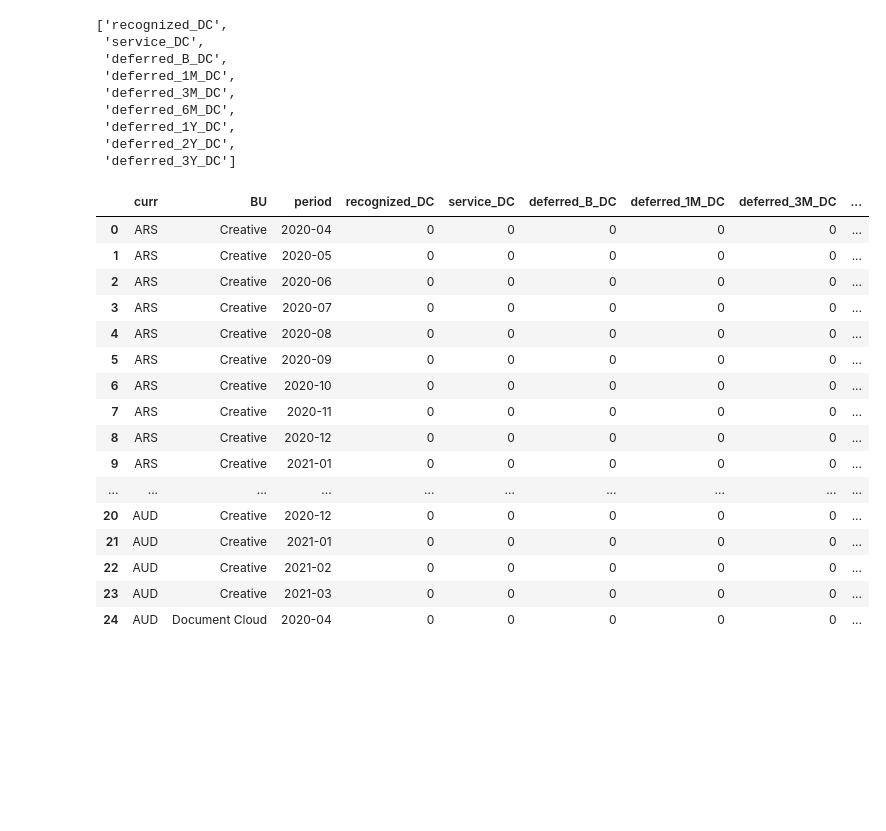
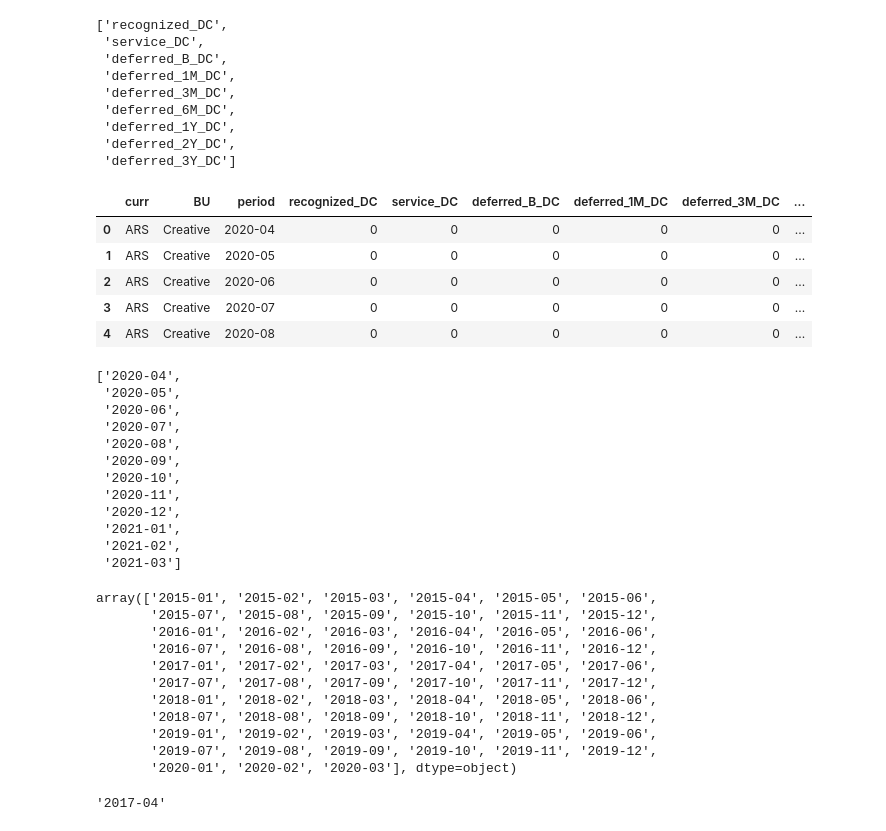
Before and after one commit to davidjsmith44/Deferred_Revenue_Forecast, a Jupyter notebook: notebooks/deferred_from_inputs.ipynb, the cells around one changed output. Saved outputs shown, nothing was run; the diff lists cells and outputs as text; code cells hidden in the pictures; blank space fills up the shorter version.

Commit message:
3 year is working

```diff
--- a/notebooks/deferred_from_inputs.ipynb
+++ b/notebooks/deferred_from_inputs.ipynb
@@ -533,22 +502,45 @@ df_fcst = pd.DataFrame({'curr': v_curr_2_df,
 for col in list_keepers:
     df_fcst[col]=0
 # %%
-df_fcst.head(25)
+df_fcst.head(5)
 # %% [output]
 |  | curr | BU | period | recognized_DC | service_DC | deferred_B_DC | deferred_1M_DC | deferred_3M_DC | ... |
 | 0 | ARS | Creative | 2020-04 | 0 | 0 | 0 | 0 | 0 | ... |
 | 1 | ARS | Creative | 2020-05 | 0 | 0 | 0 | 0 | 0 | ... |
 | 2 | ARS | Creative | 2020-06 | 0 | 0 | 0 | 0 | 0 | ... |
 | 3 | ARS | Creative | 2020-07 | 0 | 0 | 0 | 0 | 0 | ... |
 | 4 | ARS | Creative | 2020-08 | 0 | 0 | 0 | 0 | 0 | ... |
-| 5 | ARS | Creative | 2020-09 | 0 | 0 | 0 | 0 | 0 | ... |
-| 6 | ARS | Creative | 2020-10 | 0 | 0 | 0 | 0 | 0 | ... |
-| 7 | ARS | Creative | 2020-11 | 0 | 0 | 0 | 0 | 0 | ... |
-| 8 | ARS | Creative | 2020-12 | 0 | 0 | 0 | 0 | 0 | ... |
-| 9 | ARS | Creative | 2021-01 | 0 | 0 | 0 | 0 | 0 | ... |
-| ... | ... | ... | ... | ... | ... | ... | ... | ... | ... |
-| 20 | AUD | Creative | 2020-12 | 0 | 0 | 0 | 0 | 0 | ... |
-| 21 | AUD | Creative | 2021-01 | 0 | 0 | 0 | 0 | 0 | ... |
-| 22 | AUD | Creative | 2021-02 | 0 | 0 | 0 | 0 | 0 | ... |
-| 23 | AUD | Creative | 2021-03 | 0 | 0 | 0 | 0 | 0 | ... |
-| 24 | AUD | Document Cloud | 2020-04 | 0 | 0 | 0 | 0 | 0 | ... |
+# %%
+# starting with the 3 year billings
+list_future_periods
+# %% [output]
+['2020-04',
+ '2020-05',
+ '2020-06',
+ '2020-07',
+ '2020-08',
+ '2020-09',
+ '2020-10',
+ '2020-11',
+ '2020-12',
+ '2021-01',
+ '2021-02',
+ '2021-03']
+# %%
+list_bill_periods
+# %% [output]
+array(['2015-01', '2015-02', '2015-03', '2015-04', '2015-05', '2015-06',
+       '2015-07', '2015-08', '2015-09', '2015-10', '2015-11', '2015-12',
+       '2016-01', '2016-02', '2016-03', '2016-04', '2016-05', '2016-06',
+       '2016-07', '2016-08', '2016-09', '2016-10', '2016-11', '2016-12',
+       '2017-01', '2017-02', '2017-03', '2017-04', '2017-05', '2017-06',
+       '2017-07', '2017-08', '2017-09', '2017-10', '2017-11', '2017-12',
+       '2018-01', '2018-02', '2018-03', '2018-04', '2018-05', '2018-06',
+       '2018-07', '2018-08', '2018-09', '2018-10', '2018-11', '2018-12',
+       '2019-01', '2019-02', '2019-03', '2019-04', '2019-05', '2019-06',
+       '2019-07', '2019-08', '2019-09', '2019-10', '2019-11', '2019-12',
+       '2020-01', '2020-02', '2020-03'], dtype=object)
+# %%
+list_bill_periods[-36]
+# %% [output]
+'2017-04'
```
Also changed, not shown: parts of 14 cells of this notebook.
